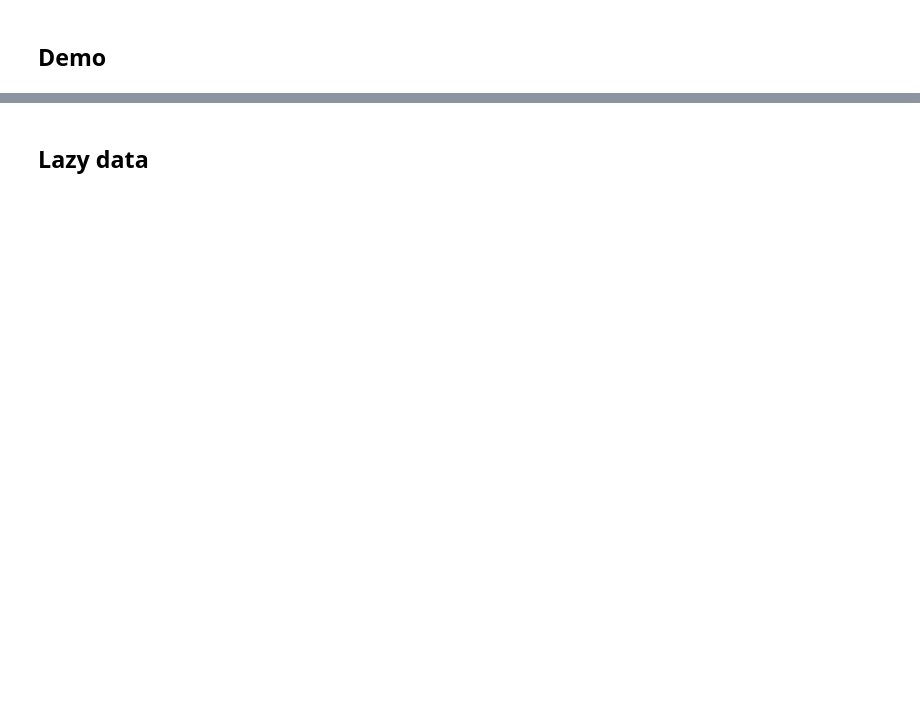
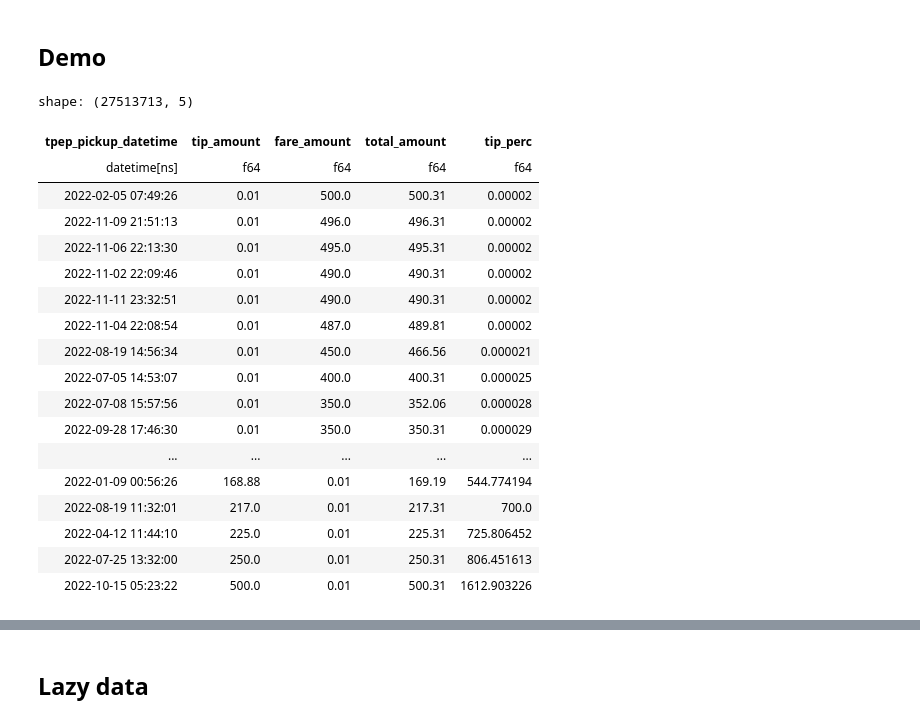
Before and after one commit to sta663-sp23/exercises, a Jupyter notebook: class_2023_03_31.ipynb, the cells around one changed output, grey strips where cells are left out. Cells and saved outputs as stored; diff of their text form; code cells hidden in the pictures; blank space fills up the shorter version.

```diff
--- a/class_2023_03_31.ipynb
+++ b/class_2023_03_31.ipynb
@@ -22,0 +47,30 @@ df_eager
+# %%
+df_eager.filter(
+    (pl.col("fare_amount") > 0) &
+    (pl.col("tip_amount") > 0)
+).select([
+    "tpep_pickup_datetime", "tip_amount", "fare_amount", "total_amount",
+    (pl.col("tip_amount") / (pl.col("total_amount") - pl.col("tip_amount"))).alias("tip_perc")
+]).select(
+    pl.all().sort_by("tip_perc")
+)
+# %% [output]
+shape: (27513713, 5)
+| tpep_pickup_datetime | tip_amount | fare_amount | total_amount | tip_perc |
+| datetime[ns] | f64 | f64 | f64 | f64 |
+| 2022-02-05 07:49:26 | 0.01 | 500.0 | 500.31 | 0.00002 |
+| 2022-11-09 21:51:13 | 0.01 | 496.0 | 496.31 | 0.00002 |
+| 2022-11-06 22:13:30 | 0.01 | 495.0 | 495.31 | 0.00002 |
+| 2022-11-02 22:09:46 | 0.01 | 490.0 | 490.31 | 0.00002 |
+| 2022-11-11 23:32:51 | 0.01 | 490.0 | 490.31 | 0.00002 |
+| 2022-11-04 22:08:54 | 0.01 | 487.0 | 489.81 | 0.00002 |
+| 2022-08-19 14:56:34 | 0.01 | 450.0 | 466.56 | 0.000021 |
+| 2022-07-05 14:53:07 | 0.01 | 400.0 | 400.31 | 0.000025 |
+| 2022-07-08 15:57:56 | 0.01 | 350.0 | 352.06 | 0.000028 |
+| 2022-09-28 17:46:30 | 0.01 | 350.0 | 350.31 | 0.000029 |
+| ... | ... | ... | ... | ... |
+| 2022-01-09 00:56:26 | 168.88 | 0.01 | 169.19 | 544.774194 |
+| 2022-08-19 11:32:01 | 217.0 | 0.01 | 217.31 | 700.0 |
+| 2022-04-12 11:44:10 | 225.0 | 0.01 | 225.31 | 725.806452 |
+| 2022-07-25 13:32:00 | 250.0 | 0.01 | 250.31 | 806.451613 |
+| 2022-10-15 05:23:22 | 500.0 | 0.01 | 500.31 | 1612.903226 |
```
Also changed, not shown: parts of 7 cells of this notebook.
